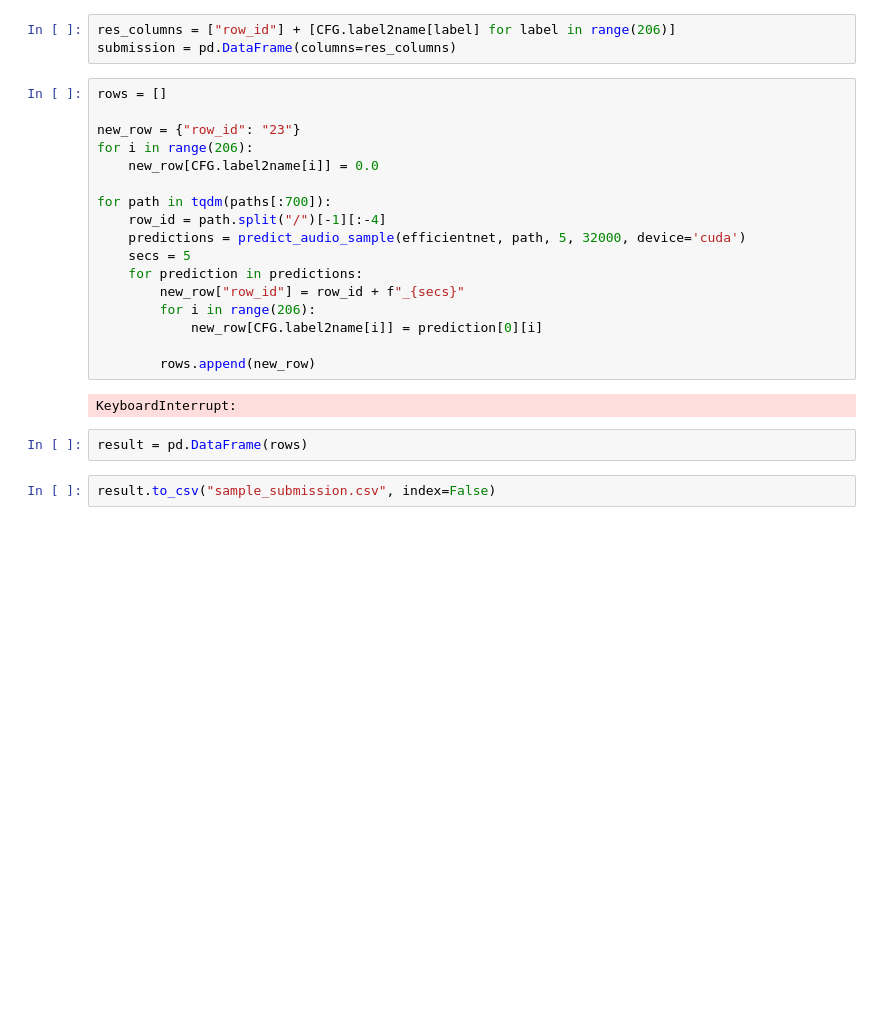
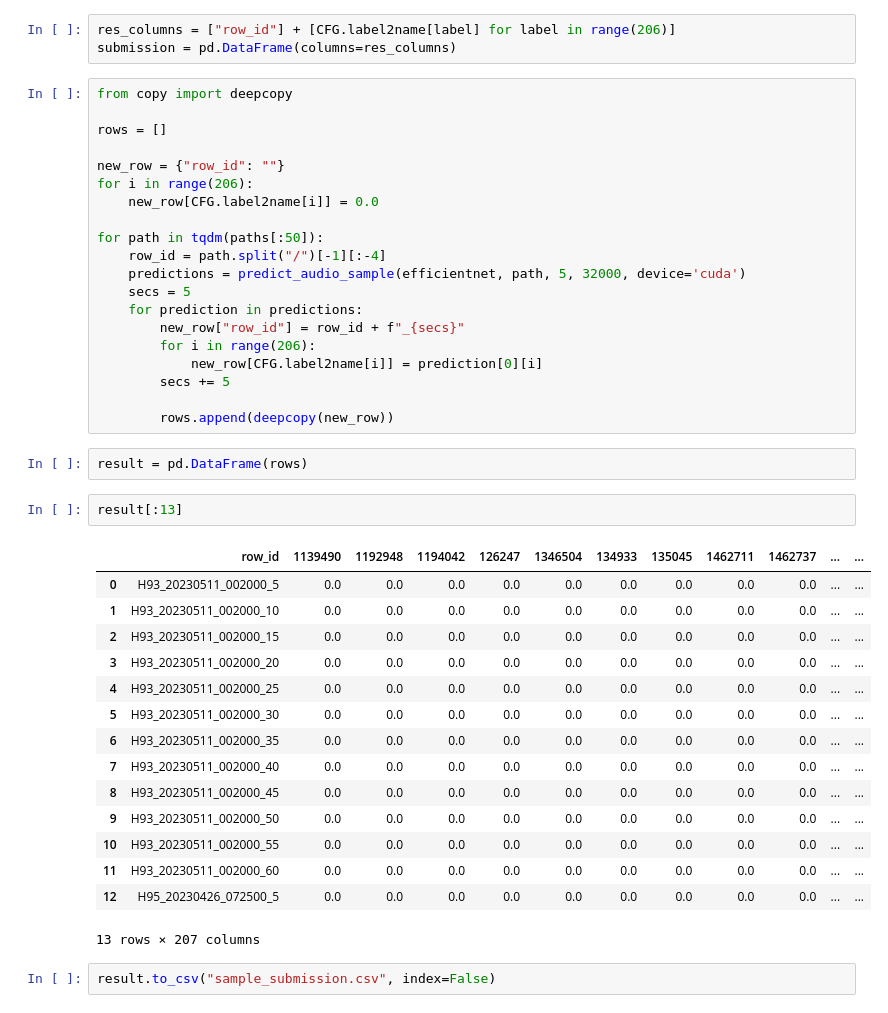
Before and after one commit to PelArtur/Audio_Processing_Labs, a Jupyter notebook: Lab3/inference.ipynb, the cells around one changed output. Saved outputs shown, nothing was run; the diff lists cells and outputs as text; blank space fills up the shorter version.

```diff
--- a/Lab3/inference.ipynb
+++ b/Lab3/inference.ipynb
@@ -272,13 +272,15 @@ EfficientNet(
 res_columns = ["row_id"] + [CFG.label2name[label] for label in range(206)]
 submission = pd.DataFrame(columns=res_columns)
 # %%
+from copy import deepcopy
+
 rows = []
 
-new_row = {"row_id": "23"}
+new_row = {"row_id": ""}
 for i in range(206):
     new_row[CFG.label2name[i]] = 0.0
 
-for path in tqdm(paths[:700]):
+for path in tqdm(paths[:50]):
     row_id = path.split("/")[-1][:-4]
     predictions = predict_audio_sample(efficientnet, path, 5, 32000, device='cuda')
     secs = 5
@@ -286,12 +288,29 @@ for path in tqdm(paths[:700]):
         new_row["row_id"] = row_id + f"_{secs}"
         for i in range(206):
             new_row[CFG.label2name[i]] = prediction[0][i]
+        secs += 5
 
-        rows.append(new_row)
+        rows.append(deepcopy(new_row))
-# %% [output]
-KeyboardInterrupt:
 # %%
 result = pd.DataFrame(rows)
+# %%
+result[:13]
+# %% [output]
+|  | row_id | 1139490 | 1192948 | 1194042 | 126247 | 1346504 | 134933 | 135045 | 1462711 | 1462737 | ... | ... |
+| 0 | H93_20230511_002000_5 | 0.0 | 0.0 | 0.0 | 0.0 | 0.0 | 0.0 | 0.0 | 0.0 | 0.0 | ... | ... |
+| 1 | H93_20230511_002000_10 | 0.0 | 0.0 | 0.0 | 0.0 | 0.0 | 0.0 | 0.0 | 0.0 | 0.0 | ... | ... |
+| 2 | H93_20230511_002000_15 | 0.0 | 0.0 | 0.0 | 0.0 | 0.0 | 0.0 | 0.0 | 0.0 | 0.0 | ... | ... |
+| 3 | H93_20230511_002000_20 | 0.0 | 0.0 | 0.0 | 0.0 | 0.0 | 0.0 | 0.0 | 0.0 | 0.0 | ... | ... |
+| 4 | H93_20230511_002000_25 | 0.0 | 0.0 | 0.0 | 0.0 | 0.0 | 0.0 | 0.0 | 0.0 | 0.0 | ... | ... |
+| 5 | H93_20230511_002000_30 | 0.0 | 0.0 | 0.0 | 0.0 | 0.0 | 0.0 | 0.0 | 0.0 | 0.0 | ... | ... |
+| 6 | H93_20230511_002000_35 | 0.0 | 0.0 | 0.0 | 0.0 | 0.0 | 0.0 | 0.0 | 0.0 | 0.0 | ... | ... |
+| 7 | H93_20230511_002000_40 | 0.0 | 0.0 | 0.0 | 0.0 | 0.0 | 0.0 | 0.0 | 0.0 | 0.0 | ... | ... |
+| 8 | H93_20230511_002000_45 | 0.0 | 0.0 | 0.0 | 0.0 | 0.0 | 0.0 | 0.0 | 0.0 | 0.0 | ... | ... |
+| 9 | H93_20230511_002000_50 | 0.0 | 0.0 | 0.0 | 0.0 | 0.0 | 0.0 | 0.0 | 0.0 | 0.0 | ... | ... |
+| 10 | H93_20230511_002000_55 | 0.0 | 0.0 | 0.0 | 0.0 | 0.0 | 0.0 | 0.0 | 0.0 | 0.0 | ... | ... |
+| 11 | H93_20230511_002000_60 | 0.0 | 0.0 | 0.0 | 0.0 | 0.0 | 0.0 | 0.0 | 0.0 | 0.0 | ... | ... |
+| 12 | H95_20230426_072500_5 | 0.0 | 0.0 | 0.0 | 0.0 | 0.0 | 0.0 | 0.0 | 0.0 | 0.0 | ... | ... |
+13 rows × 207 columns
 # %%
 result.to_csv("sample_submission.csv", index=False)
 # %%
```
Also changed, not shown: parts of 5 cells of this notebook, 9 other files.
